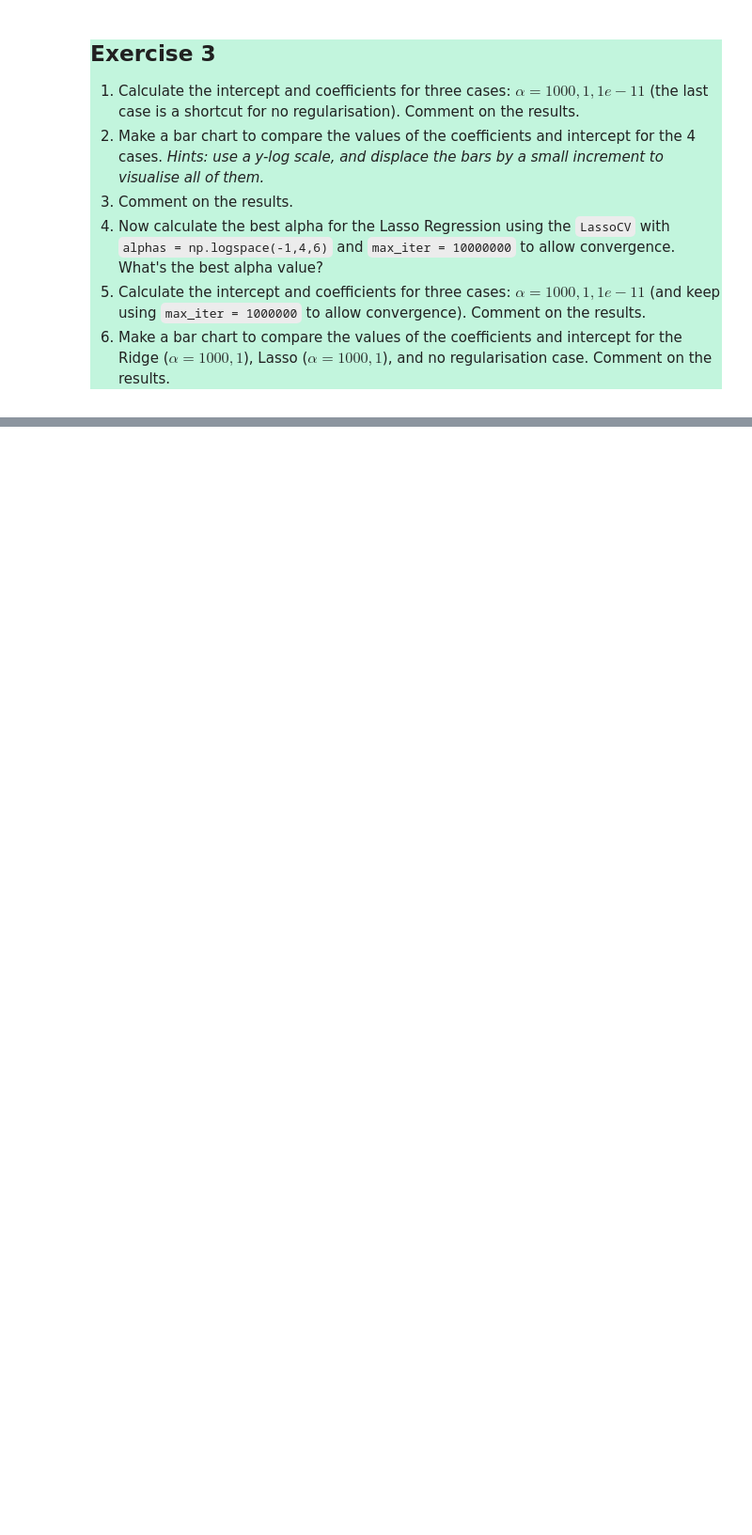
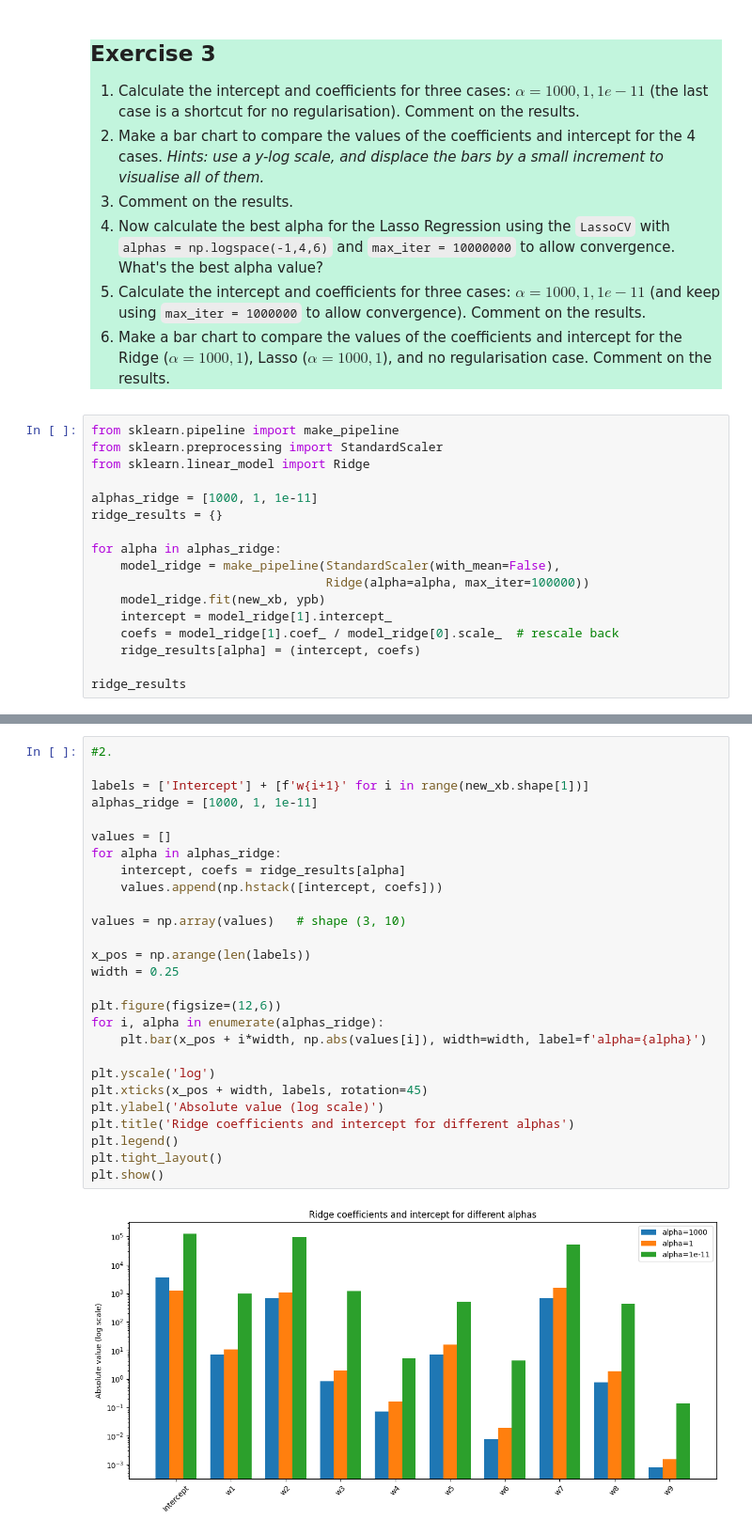
Before and after one commit to nakulpandit/QM_ML_DL_Lab, a Jupyter notebook: week 6/Week_6_Regressions_Shared.ipynb, the cells around one changed output, grey strips where cells are left out. Shown: that part at 94% size. Drawn from its saved outputs; the diff is of its cells as text; blank space fills up the shorter version.

```diff
--- a/week 6/Week_6_Regressions_Shared.ipynb
+++ b/week 6/Week_6_Regressions_Shared.ipynb
@@ -628,3 +642,20 @@ print(coef_alpha_10)
 4. Now calculate the best alpha for the Lasso Regression using the `LassoCV` with `alphas = np.logspace(-1,4,6)` and `max_iter = 10000000` to allow convergence. What's the best alpha value?
 7. Calculate the intercept and coefficients for three cases: $\alpha=1000, 1, 1e-11$ (and keep using `max_iter = 1000000` to allow convergence). Comment on the results.
 8. Make a bar chart to compare the values of the coefficients and intercept for the Ridge ($\alpha=1000, 1$), Lasso ($\alpha=1000, 1$), and no regularisation case. Comment on the results.
+# %%
+from sklearn.pipeline import make_pipeline
+from sklearn.preprocessing import StandardScaler
+from sklearn.linear_model import Ridge
+
+alphas_ridge = [1000, 1, 1e-11]
+ridge_results = {}
+
+for alpha in alphas_ridge:
+    model_ridge = make_pipeline(StandardScaler(with_mean=False),
+                                Ridge(alpha=alpha, max_iter=100000))
+    model_ridge.fit(new_xb, ypb)
+    intercept = model_ridge[1].intercept_
+    coefs = model_ridge[1].coef_ / model_ridge[0].scale_  # rescale back
+    ridge_results[alpha] = (intercept, coefs)
+
+ridge_results
@@ -630,0 +675,29 @@ print(coef_alpha_10)
+# %%
+#2.
+
+labels = ['Intercept'] + [f'w{i+1}' for i in range(new_xb.shape[1])]
+alphas_ridge = [1000, 1, 1e-11]
+
+values = []
+for alpha in alphas_ridge:
+    intercept, coefs = ridge_results[alpha]
+    values.append(np.hstack([intercept, coefs]))
+
+values = np.array(values)   # shape (3, 10)
+
+x_pos = np.arange(len(labels))
+width = 0.25
+
+plt.figure(figsize=(12,6))
+for i, alpha in enumerate(alphas_ridge):
+    plt.bar(x_pos + i*width, np.abs(values[i]), width=width, label=f'alpha={alpha}')
+
+plt.yscale('log')
+plt.xticks(x_pos + width, labels, rotation=45)
+plt.ylabel('Absolute value (log scale)')
+plt.title('Ridge coefficients and intercept for different alphas')
+plt.legend()
+plt.tight_layout()
+plt.show()
+# %% [output]
+[figure, added]
```
Also changed, not shown: parts of 20 cells of this notebook.
